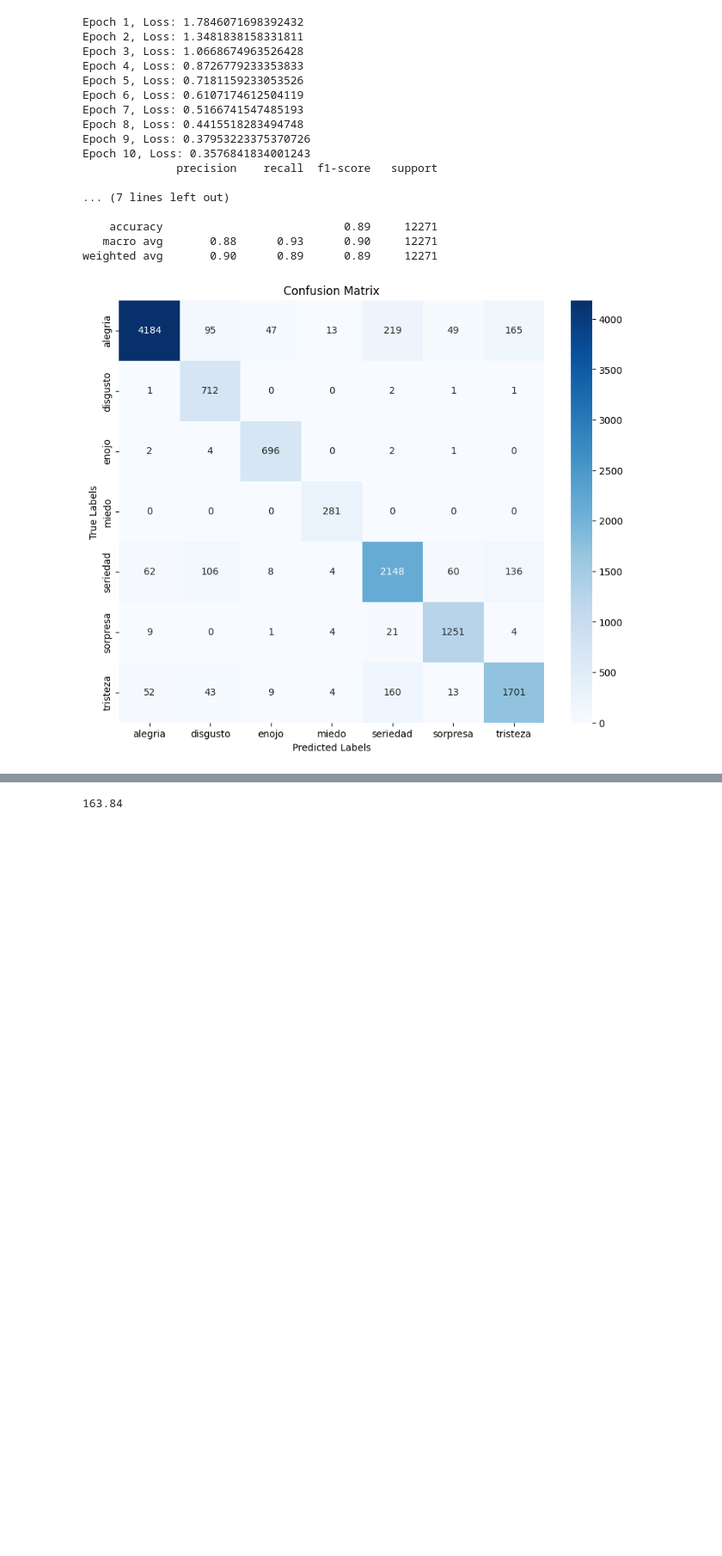
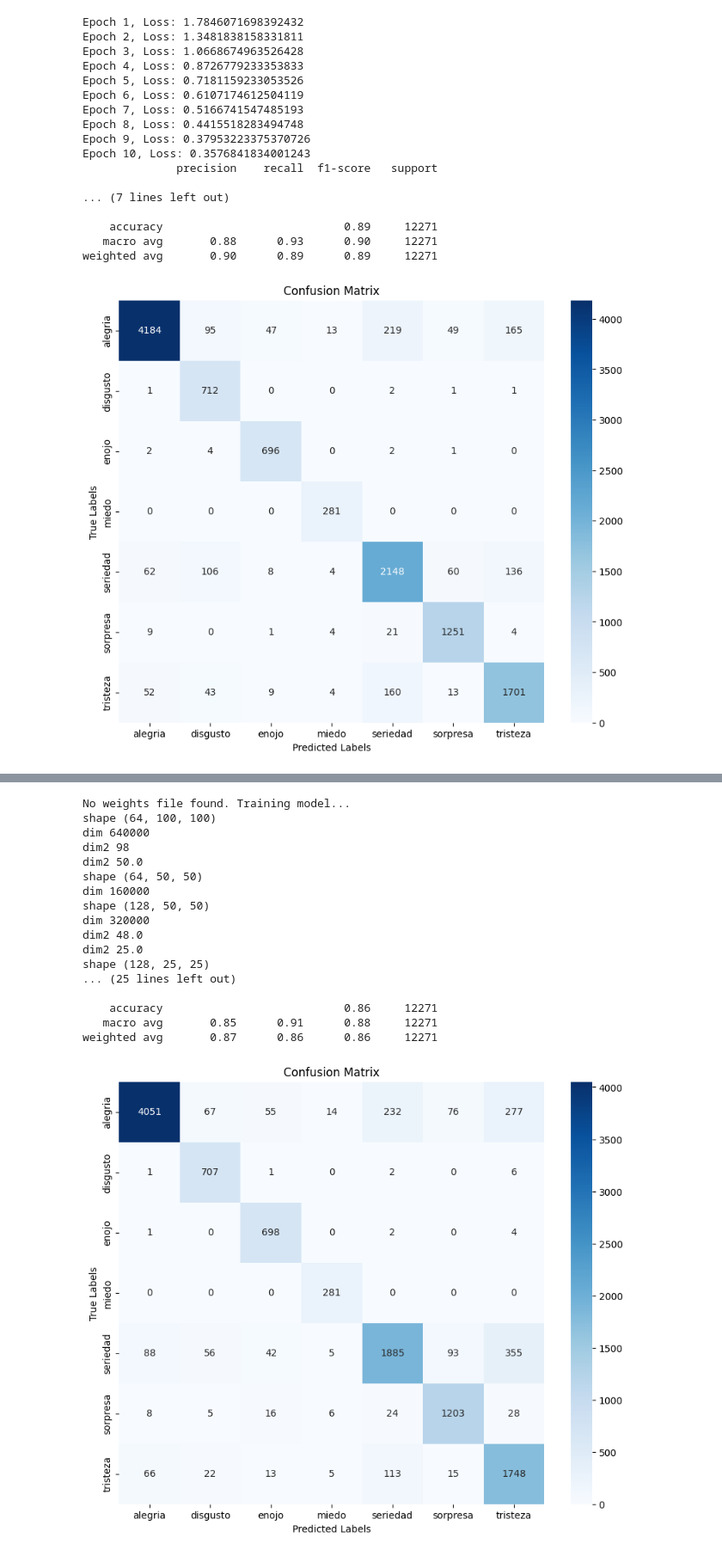
Before and after one commit to LeoCenturion/ceia-deep-learning, a Jupyter notebook: TP2.ipynb, the cells around one changed output, grey strips where cells are left out. Shown: that part at 86% size. Saved outputs shown, nothing was run; the diff lists cells and outputs as text; code cells hidden in the pictures; blank space fills up the shorter version.

```diff
--- a/TP2.ipynb
+++ b/TP2.ipynb
@@ -312,6 +368,15 @@ class NnClassifier(BaseEstimator, ClassifierMixin):
         self.is_fitted_ = True
         return self
 
+    def load_state(self, save_path):
+        self.nnet = self.nnet_builder.build()
+        self.nnet.load_state_dict(torch.load(save_path))
+        self.model = self.nnet.to(self.device)
+
+    def save_state(self, save_path):
+        torch.save(self.model.cpu().state_dict(), save_path)
+        self.model.to(self.device)
+
     def predict(self, X):
         dataloader = DataLoader(X, batch_size=self.batch_size, shuffle=False)
         self.model.eval()
@@ -584,4 +627,25 @@ weighted avg       0.86      0.85      0.85     12271
 # %%
-102400/(25*25)
+root_directory = './dataset_emociones'
+num_classes = len(os.listdir(os.path.join(root_directory, 'train')))
+model = ConfigurableCNNBuilder("CPCPFF",num_classes)
+eval_model(model, root_directory, save_path="CPCPFF.pth")
+# eval_model(model, root_directory, save_path=None)
 # %% [output]
-163.84
+No weights file found. Training model...
+shape (64, 100, 100)
+dim 640000
+dim2 98
+dim2 50.0
+shape (64, 50, 50)
+dim 160000
+shape (128, 50, 50)
+dim 320000
+dim2 48.0
+dim2 25.0
+shape (128, 25, 25)
+... (25 lines left out)
+
+    accuracy                           0.86     12271
+   macro avg       0.85      0.91      0.88     12271
+weighted avg       0.87      0.86      0.86     12271
+[figure, added]
```
Also changed, not shown: parts of 17 cells of this notebook.
